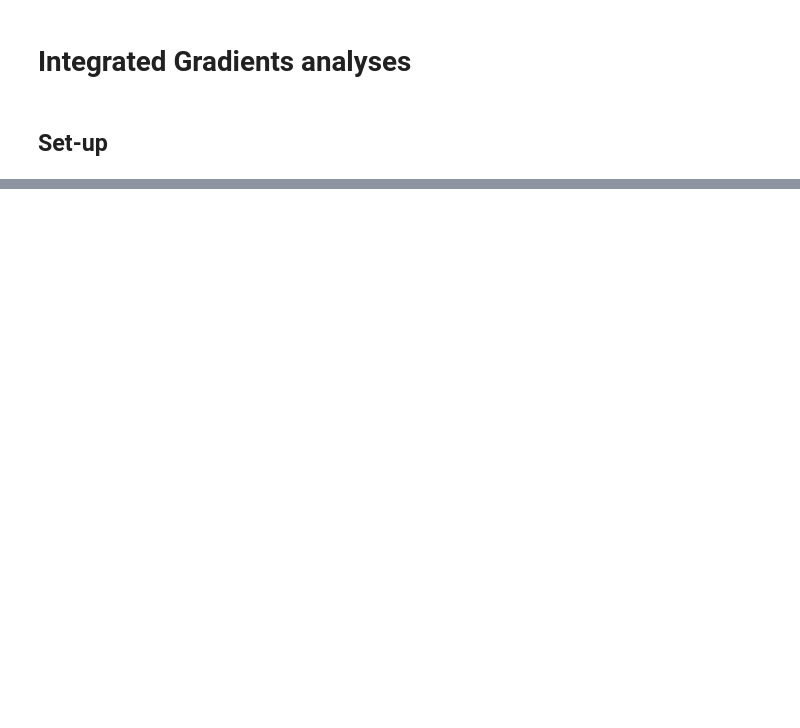
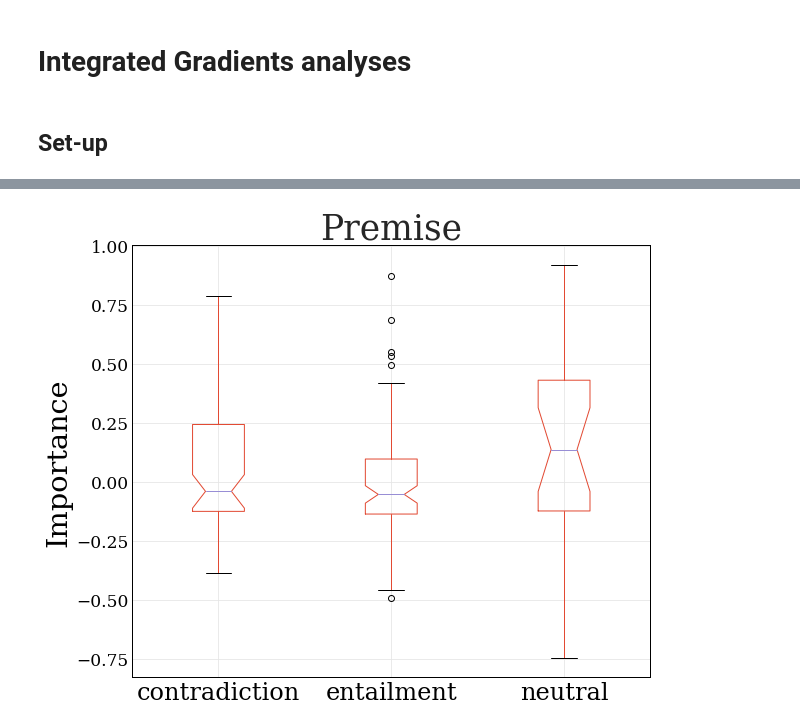
Before and after one commit to atticusg/Interchange, a Jupyter notebook: integrated_gradients_analyses.ipynb, the cells around one changed output, grey strips where cells are left out. Cells and saved outputs as stored; diff of their text form; code cells hidden in the pictures; blank space fills up the shorter version.

```diff
--- a/integrated_gradients_analyses.ipynb
+++ b/integrated_gradients_analyses.ipynb
@@ -181,0 +141,4 @@ list(zip(range(len(data[0]['raw_input'])), data[0]['raw_input']))
+# %%
+hard_emb = load_data("ig-bert-hard-emb-10k.json")
+
+hard_emb_df = token_level_frame(hard_emb)
@@ -181,0 +179,4 @@ list(zip(range(len(data[0]['raw_input'])), data[0]['raw_input']))
+# %%
+diff_cmp_viz(hard_emb, premise=True, output_filename='../singlediff-hard-premise.png')
+# %% [output]
+[figure, added]
```
Also changed, not shown: parts of 49 cells of this notebook.
